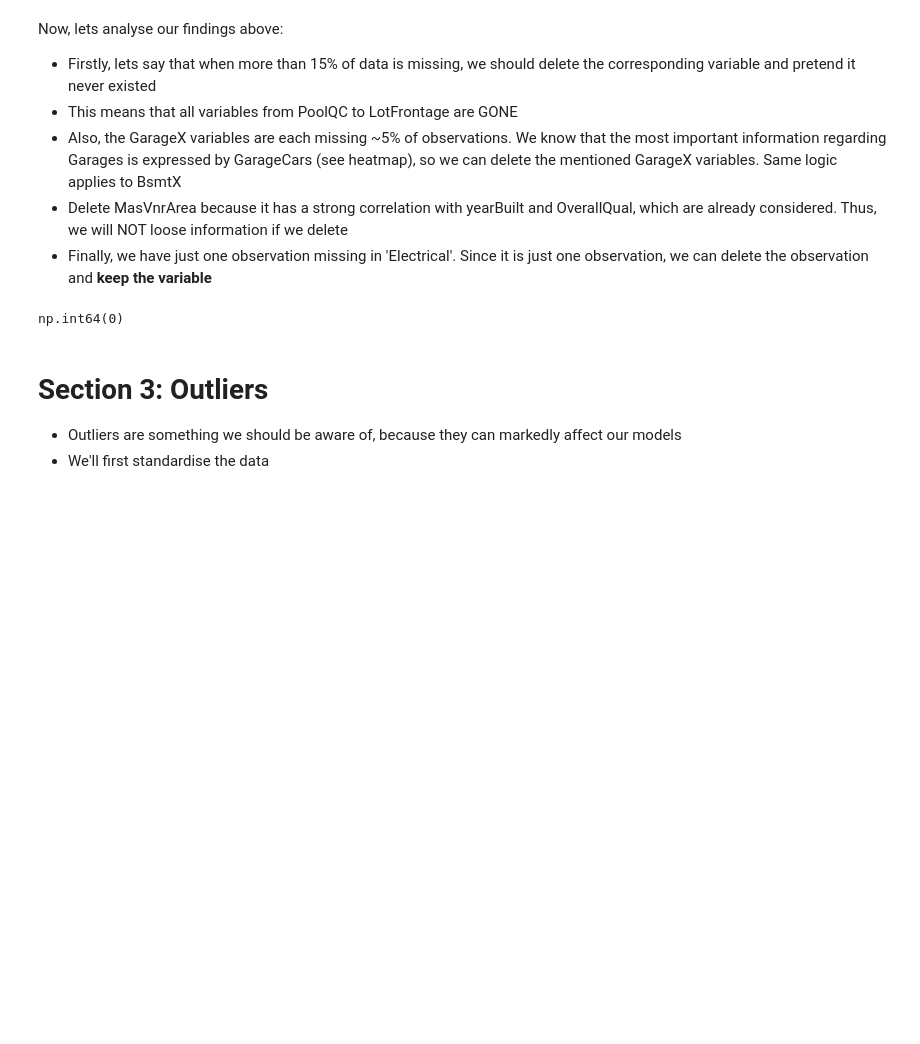
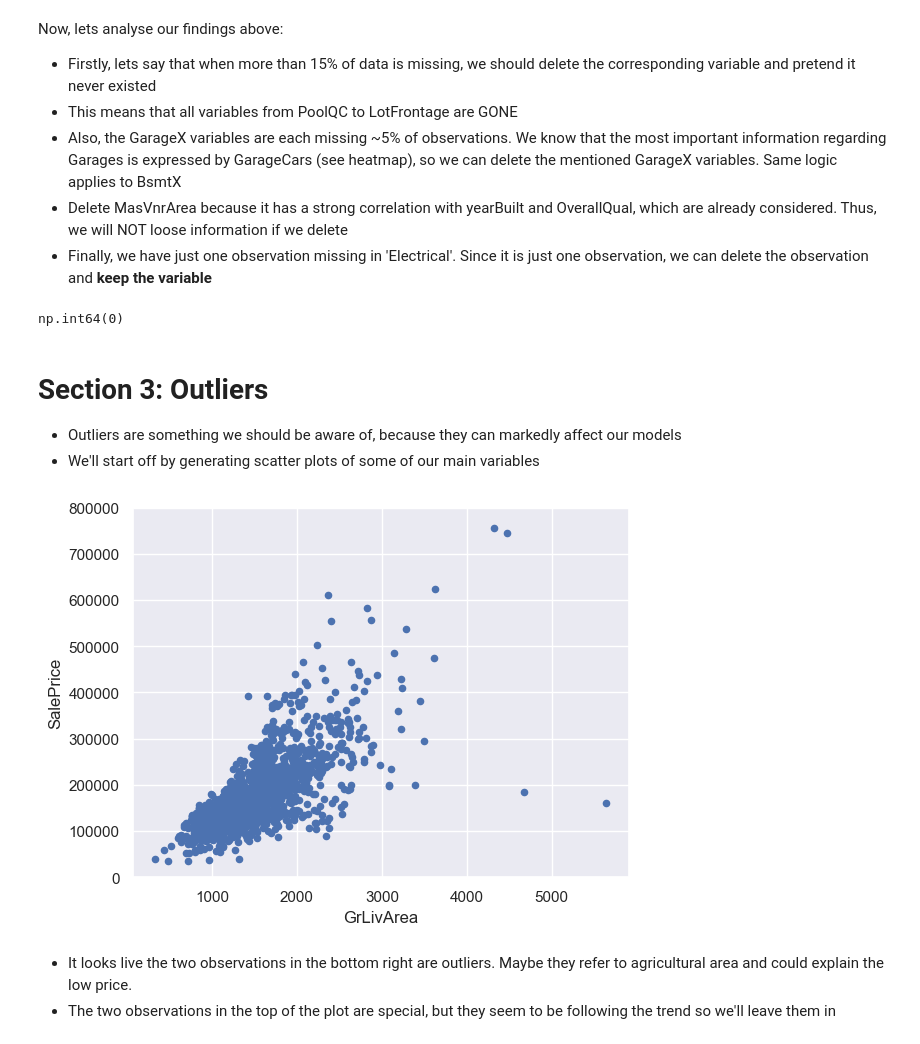
Before and after one commit to arikatz123/house-prices-ml, a Jupyter notebook: notebooks/dataexploration_01.ipynb, the cells around one changed output. Cells and saved outputs as stored; diff of their text form; code cells hidden in the pictures; blank space fills up the shorter version.

Commit message:
starting section 4

```diff
--- a/notebooks/dataexploration_01.ipynb
+++ b/notebooks/dataexploration_01.ipynb
@@ -306,4 +322,14 @@ np.int64(0)
 # Section 3: Outliers
 
 - Outliers are something we should be aware of, because they can markedly affect our models
-- We'll first standardise the data
+- We'll start off by generating scatter plots of some of our main variables
+# %%
+# bivariate analysis saleprice/grlivarea
+
+data = pd.concat([train['SalePrice'], train['GrLivArea']], axis=1)  # Concatenate the two columns into a new DataFrame. axis=1 means we are concatenating columns (not rows)
+data.plot.scatter(x='GrLivArea', y='SalePrice', ylim=(0,800000));   # Scatter plot with GrLivArea on the x-axis and SalePrice on the y-axis. ylim sets the y-axis limits
+# %% [output]
+[figure, added]
+# %% [markdown]
+- It looks live the two observations in the bottom right are outliers. Maybe they refer to agricultural area and could explain the low price.
+- The two observations in the top of the plot are special, but they seem to be following the trend so we'll leave them in
```
Also changed, not shown: parts of 10 cells of this notebook.
